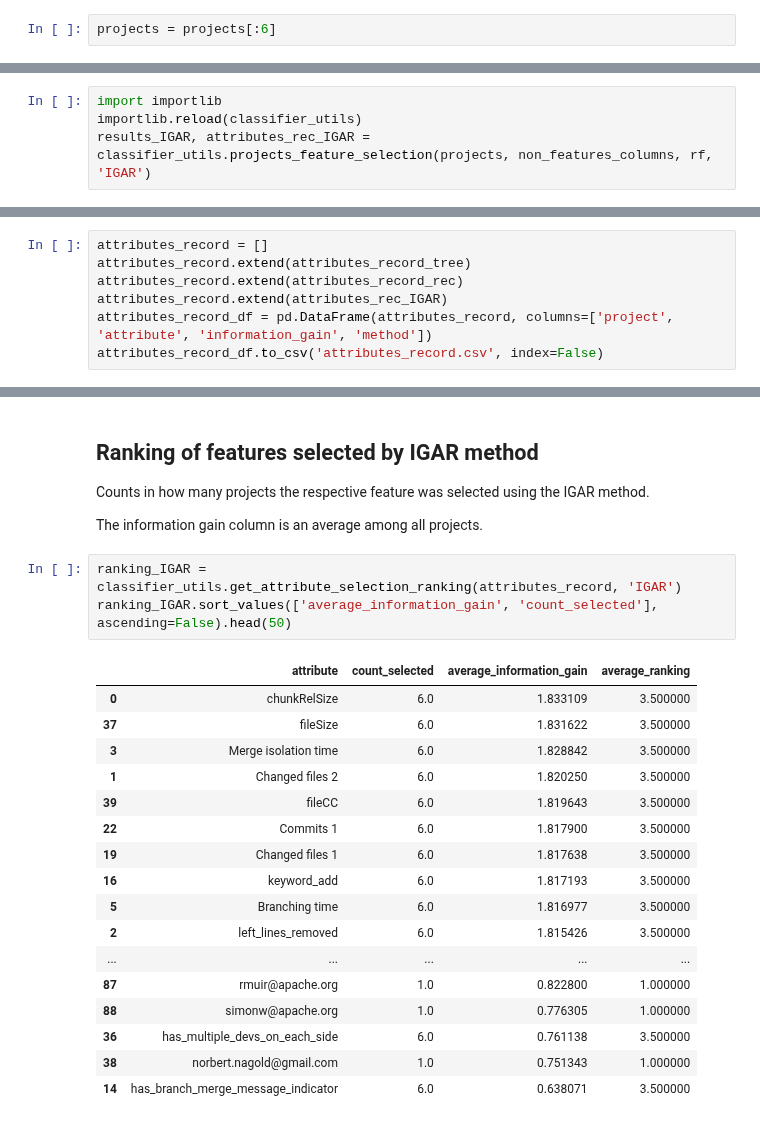
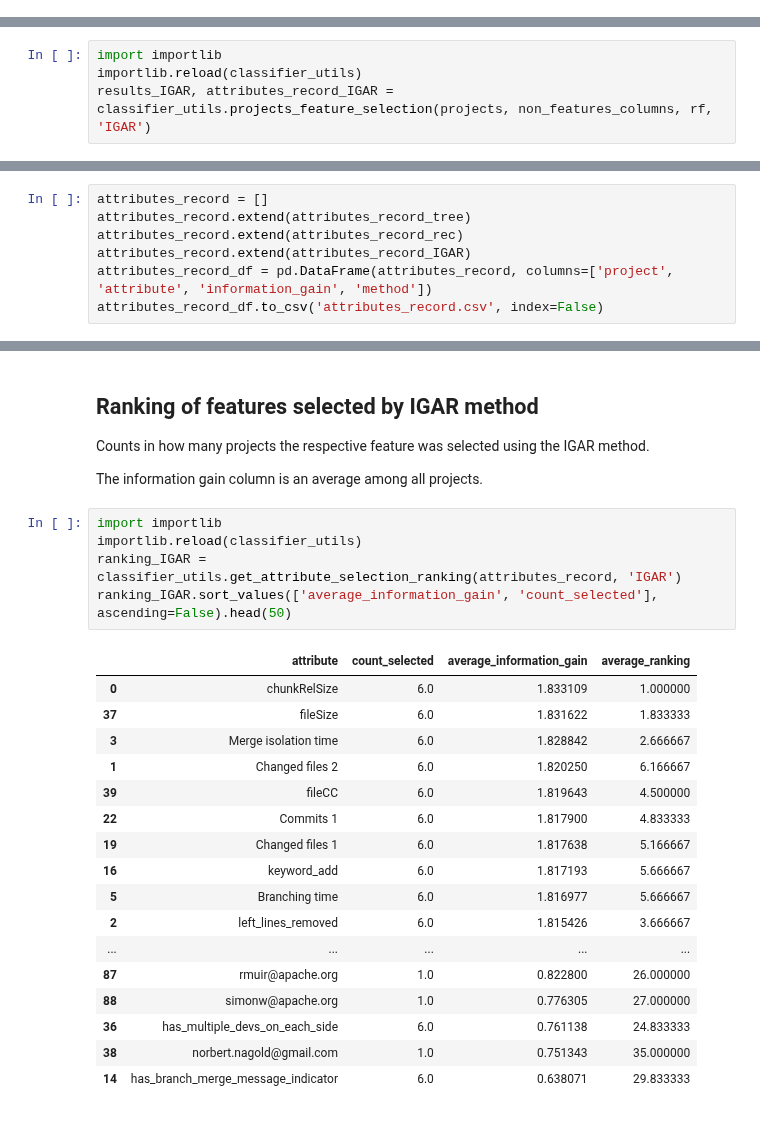
Before and after one commit to gems-uff/mestre, a Jupyter notebook: scripts/classifier/feature_selection.ipynb, the cells around one changed output, grey strips where cells are left out. Drawn from its saved outputs; the diff is of its cells as text.

Commit message:
Fixes average ranking in the feature selection notebook

```diff
--- a/scripts/classifier/feature_selection.ipynb
+++ b/scripts/classifier/feature_selection.ipynb
@@ -23,8 +23,6 @@ non_features_columns.extend(["project_user", "project_name", "path", "file_name"
 # %%
 selected_dataset = pd.read_csv("../../data/SELECTED_LABELLED_DATASET.csv")
 projects = list(selected_dataset['project'].unique())
-# %%
-projects = projects[:6]
 # %%
 rf = RandomForestClassifier(random_state=99, n_jobs=5, n_estimators=100, max_features=0.3, min_samples_leaf=1)
 # %% [markdown]
@@ -77,7 +75,7 @@ The algorithm has an input value 'n' that is used to select the 'n' attributes w
 # %%
 import importlib
 importlib.reload(classifier_utils)
-results_IGAR, attributes_rec_IGAR = classifier_utils.projects_feature_selection(projects, non_features_columns, rf, 'IGAR')
+results_IGAR, attributes_record_IGAR = classifier_utils.projects_feature_selection(projects, non_features_columns, rf, 'IGAR')
 # %%
 results_IGAR
 # %% [output]
@@ -116,7 +116,7 @@ accuracy_inner
 attributes_record = []
 attributes_record.extend(attributes_record_tree)
 attributes_record.extend(attributes_record_rec)
-attributes_record.extend(attributes_rec_IGAR)
+attributes_record.extend(attributes_record_IGAR)
 attributes_record_df = pd.DataFrame(attributes_record, columns=['project', 'attribute', 'information_gain', 'method'])
 attributes_record_df.to_csv('attributes_record.csv', index=False)
 # %% [markdown]
@@ -176,23 +176,25 @@ Counts in how many projects the respective feature was selected using the IGAR m
 
 The information gain column is an average among all projects.
 # %%
+import importlib
+importlib.reload(classifier_utils)
 ranking_IGAR = classifier_utils.get_attribute_selection_ranking(attributes_record, 'IGAR')
 ranking_IGAR.sort_values(['average_information_gain', 'count_selected'], ascending=False).head(50)
 # %% [output]
 |  | attribute | count_selected | average_information_gain | average_ranking |
-| 0 | chunkRelSize | 6.0 | 1.833109 | 3.500000 |
-| 37 | fileSize | 6.0 | 1.831622 | 3.500000 |
-| 3 | Merge isolation time | 6.0 | 1.828842 | 3.500000 |
-| 1 | Changed files 2 | 6.0 | 1.820250 | 3.500000 |
-| 39 | fileCC | 6.0 | 1.819643 | 3.500000 |
-| 22 | Commits 1 | 6.0 | 1.817900 | 3.500000 |
-| 19 | Changed files 1 | 6.0 | 1.817638 | 3.500000 |
-| 16 | keyword_add | 6.0 | 1.817193 | 3.500000 |
-| 5 | Branching time | 6.0 | 1.816977 | 3.500000 |
-| 2 | left_lines_removed | 6.0 | 1.815426 | 3.500000 |
+| 0 | chunkRelSize | 6.0 | 1.833109 | 1.000000 |
+| 37 | fileSize | 6.0 | 1.831622 | 1.833333 |
+| 3 | Merge isolation time | 6.0 | 1.828842 | 2.666667 |
+| 1 | Changed files 2 | 6.0 | 1.820250 | 6.166667 |
+| 39 | fileCC | 6.0 | 1.819643 | 4.500000 |
+| 22 | Commits 1 | 6.0 | 1.817900 | 4.833333 |
+| 19 | Changed files 1 | 6.0 | 1.817638 | 5.166667 |
+| 16 | keyword_add | 6.0 | 1.817193 | 5.666667 |
+| 5 | Branching time | 6.0 | 1.816977 | 5.666667 |
+| 2 | left_lines_removed | 6.0 | 1.815426 | 3.666667 |
 | ... | ... | ... | ... | ... |
-| 87 | rmuir@apache.org | 1.0 | 0.822800 | 1.000000 |
-| 88 | simonw@apache.org | 1.0 | 0.776305 | 1.000000 |
-| 36 | has_multiple_devs_on_each_side | 6.0 | 0.761138 | 3.500000 |
-| 38 | norbert.nagold@gmail.com | 1.0 | 0.751343 | 1.000000 |
-| 14 | has_branch_merge_message_indicator | 6.0 | 0.638071 | 3.500000 |
+| 87 | rmuir@apache.org | 1.0 | 0.822800 | 26.000000 |
+| 88 | simonw@apache.org | 1.0 | 0.776305 | 27.000000 |
+| 36 | has_multiple_devs_on_each_side | 6.0 | 0.761138 | 24.833333 |
+| 38 | norbert.nagold@gmail.com | 1.0 | 0.751343 | 35.000000 |
+| 14 | has_branch_merge_message_indicator | 6.0 | 0.638071 | 29.833333 |
```
Also changed, not shown: parts of 3 cells of this notebook.
